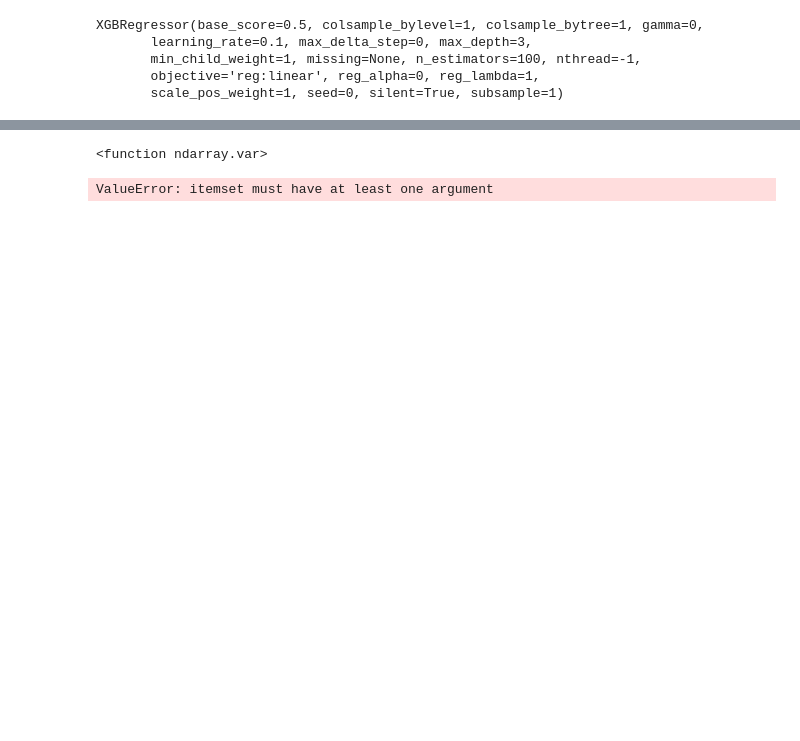
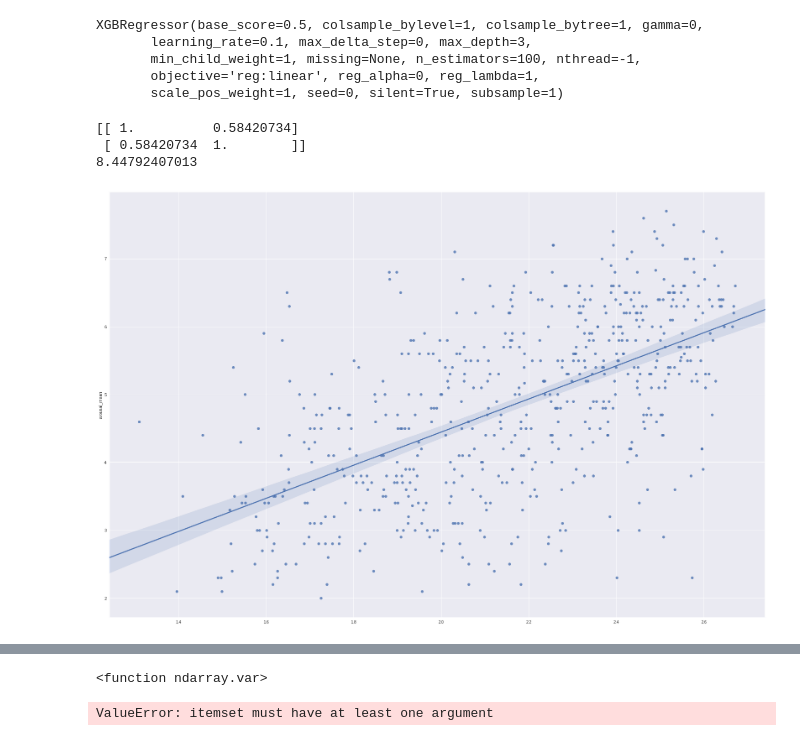
Before and after one commit to hminle/music-analysis, a Jupyter notebook: model/Untitled.ipynb, the cells around one changed output, grey strips where cells are left out. Saved outputs shown, nothing was run; the diff lists cells and outputs as text; code cells hidden in the pictures; blank space fills up the shorter version.

Commit message:
add finetune

```diff
--- a/model/Untitled.ipynb
+++ b/model/Untitled.ipynb
@@ -381,11 +396,16 @@ XGBRegressor(base_score=0.5, colsample_bylevel=1, colsample_bytree=1, gamma=0,
        objective='reg:linear', reg_alpha=0, reg_lambda=1,
        scale_pos_weight=1, seed=0, silent=True, subsample=1)
 # %%
-clf_finetune =  XGBRegressor(base_score=0.5, colsample_bylevel=1, colsample_bytree=0.9,
-        gamma=0, learning_rate=0.075, max_delta_step=0, max_depth=7,
-        min_child_weight=3, missing=None, n_estimators=100, nthread=-1,
-        objective='reg:linear', reg_alpha=0, reg_lambda=1,
+clf_finetune =  XGBRegressor(base_score=0.5, colsample_bylevel=1, colsample_bytree=0.7,
+        gamma=0, learning_rate=0.01, max_delta_step=0, max_depth=13,
+        min_child_weight=1, missing=None, n_estimators=50, nthread=-1,
+        objective='reg:linear', reg_alpha=0, reg_lambda=0.5,
         scale_pos_weight=1, seed=0, silent=True, subsample=0.5)
-# %%
-clf_finetune.fit(X_train, y_train['valence_mean'])
+# %%
+create_model(clf_finetune, data.as_matrix(), y['arousal_mean'])
+# %% [output]
+[[ 1.          0.58420734]
+ [ 0.58420734  1.        ]]
+8.44792407013
+[figure, added]
 # %%
```
Also changed, not shown: parts of 8 cells of this notebook.
